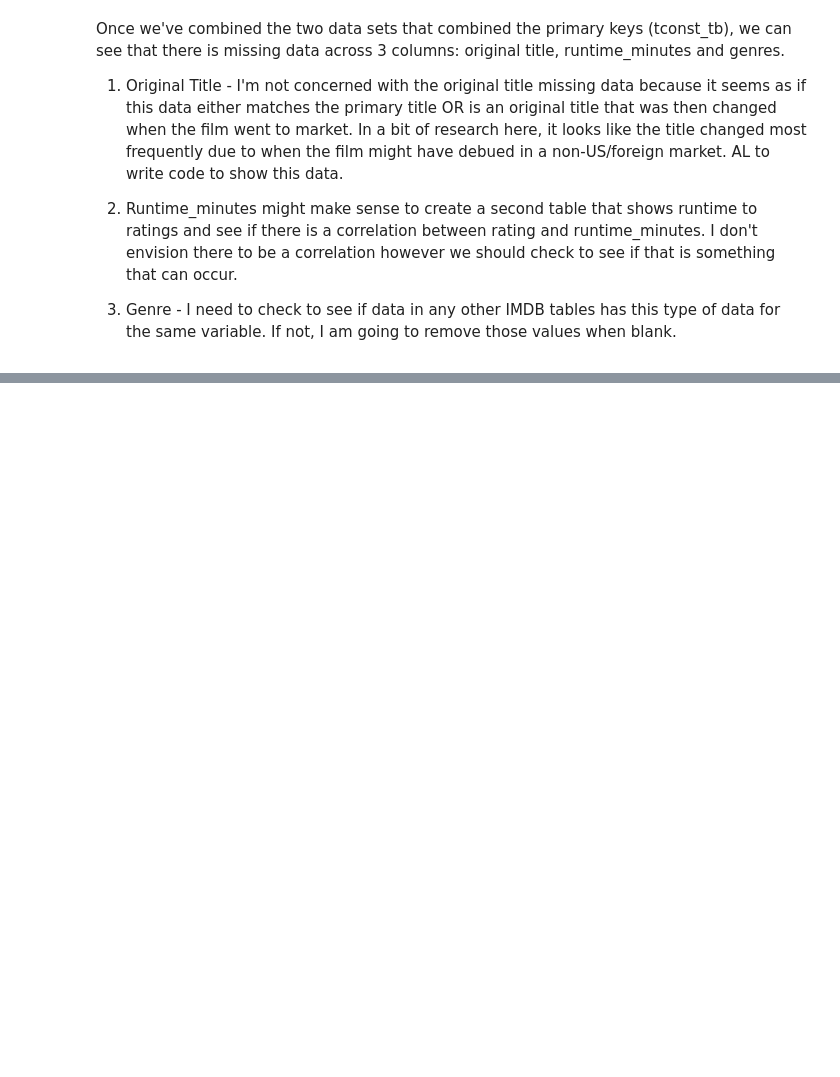
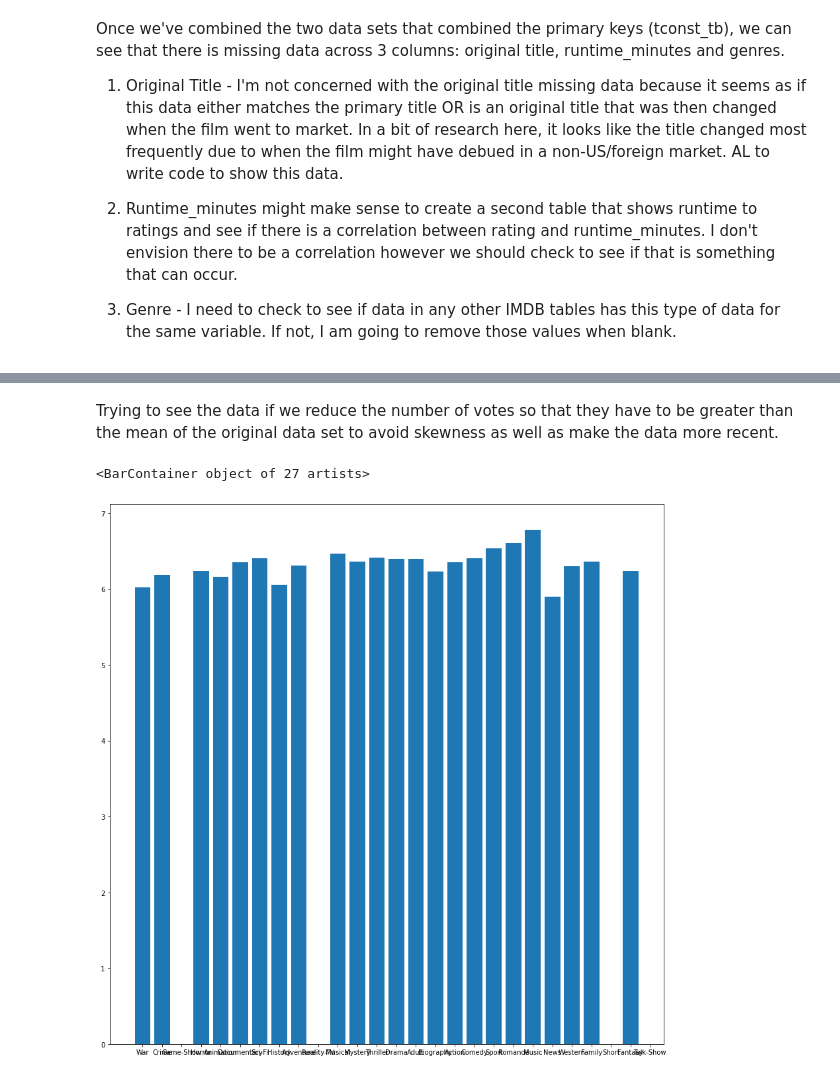
Before and after one commit to meowkaiser/STRONGEST_Project1, a Jupyter notebook: imbd_title_ratings_basics.ipynb, the cells around one changed output, grey strips where cells are left out. Cells and saved outputs as stored; diff of their text form; code cells hidden in the pictures; blank space fills up the shorter version.

```diff
--- a/imbd_title_ratings_basics.ipynb
+++ b/imbd_title_ratings_basics.ipynb
@@ -141,0 +262,22 @@ Once we've combined the two data sets that combined the primary keys (tconst_tb)
+# %% [markdown]
+Trying to see the data if we reduce the number of votes so that they have to be greater than the mean of the original data set to avoid skewness as well as make the data more recent.
+# %%
+df_smallerdata = df_combined[(df_combined['numvotes'] > 3531) & (df_combined['start_year'] > 2015)]
+df_smallerdata.head()
+
+ratings_smaller = {}
+
+for ab in unique_gen:
+    bc = df_smallerdata[df_smallerdata['genres'].str.contains(ab)].mean().values[2]
+    ratings_smaller[ab]= bc
+
+
+fig3, ax = plt.subplots(figsize =(15,15))
+
+abc = ratings_smaller.keys()
+bcd = ratings_smaller.values()
+
+ax.bar(abc, bcd)
+# %% [output]
+<BarContainer object of 27 artists>
+[figure, added]
```
Also changed, not shown: parts of 22 cells of this notebook.
